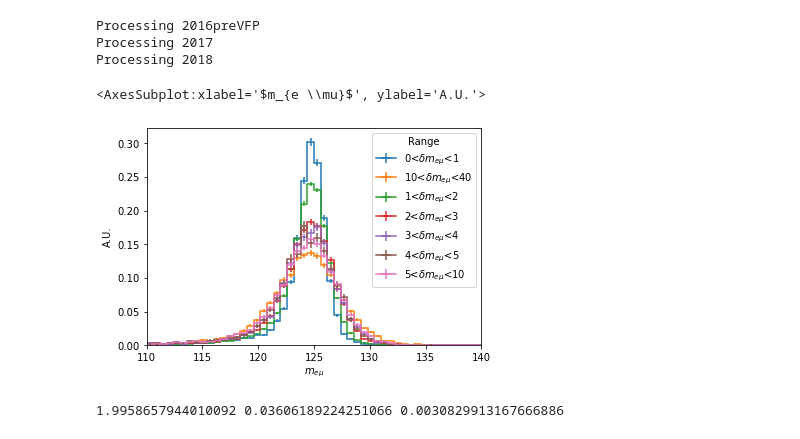
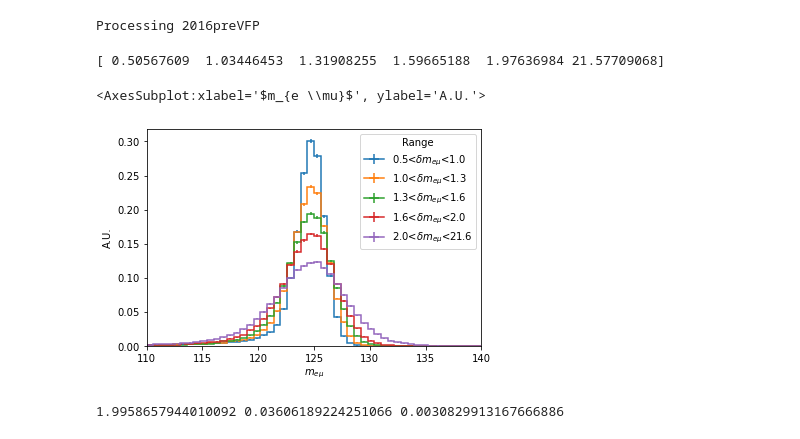
Before and after one commit to kawaho/Flavour-Violating-Coffea, a Jupyter notebook: notebooks/reso.ipynb, the cells around one changed output. Cells and saved outputs as stored; diff of their text form; code cells hidden in the pictures.

```diff
--- a/notebooks/reso.ipynb
+++ b/notebooks/reso.ipynb
@@ -3,43 +3,40 @@ from coffea.util import load
 import numpy as np
 import pandas as pd
 import glob, os, json, argparse
-years = ['2016preVFP','2017','2018']#'2016postVFP',
-var_dict = [{}, {}, {}]
-df = []
+years = ['2016preVFP']#, '2017', '2016postVFP','2018']
+var_dict = {}
 for year in years:
     print(f'Processing {year}')
-    result = load(f"../results/{year}/makeDF/output_WJet2.coffea")
-    if isinstance(result,tuple):
-        result = result[0]
-    for varName in result:
-        for i in range(3):
-            if f'{i}jets' in varName:
-                if varName.replace(f'_{i}jets','') in var_dict[i]:
-                    var_dict[i][varName.replace(f'_{i}jets','')] = np.append(var_dict[i][varName.replace(f'_{i}jets','')],result[varName].value)
-                else:
-                    var_dict[i][varName.replace(f'_{i}jets','')] = result[varName].value
-for i in range(3):
-    df.append(pd.DataFrame(var_dict[i]))
+    for subsample in ['signal']:
+    #for subsample in ['signal','diboson','tt','st','dy','wjets','higgs','ewk']: #'data',
+        result = load(f"../results/{year}/makeDF/output_testv9_{subsample}.coffea")
+        if isinstance(result,tuple):
+            result = result[0]
+        for varName in result:
+            if varName in var_dict:
+                var_dict[varName] = np.append(var_dict[varName],result[varName].value)
+            else:
+                var_dict[varName] = result[varName].value
+df = pd.DataFrame(var_dict)
 # %% [output]
 Processing 2016preVFP
-Processing 2017
-Processing 2018
-# %%
-df[0] = df[0][(df[0]['label']==1) & (df[0]['e_m_Mass_reso']!=0)]
-df[1] = df[1][(df[1]['label']==1) & (df[1]['e_m_Mass_reso']!=0)]
-df[2] = df[2][(df[2]['label']==1) & (df[2]['e_m_Mass_reso']!=0)]
+# %%
+df = df[(df['e_m_Mass_reso']!=0)]
 # %%
 import coffea.hist as hist
+from statsmodels.stats.weightstats import DescrStatsW
 histo = hist.Hist("A.U.", hist.Bin("e_m_Mass", "$m_{e \mu}$", 50, 110, 140), hist.Cat("Range", "Range"))
-reso = [0,1,2,3,4,5,10,40]
+wq = DescrStatsW(data=df['e_m_Mass_reso'], weights=df['weight'])
+h_quan = hist.Hist('A.U.', hist.Bin('e_m_Mass', '$m_{e\mu}$ [GeV]', 25, 110, 135), hist.Cat("sample", "sample"))
+reso = wq.quantile(probs=np.array([0, 0.20, 0.40, 0.60, 0.80, 1]), return_pandas=False)
+print(reso)
 for i in range(len(reso)-1):
-    histo.fill(e_m_Mass=df[0][(df[0]['e_m_Mass_reso']>reso[i]) & (df[0]['e_m_Mass_reso']<reso[i+1])]['e_m_Mass'].to_numpy(), weight=df[0][(df[0]['e_m_Mass_reso']>reso[i]) & (df[0]['e_m_Mass_reso']<reso[i+1])]['weight'].to_numpy(), Range=f'{reso[i]}<$'+'\delta m_{e\mu}$'+f'<{reso[i+1]}')
-    histo.fill(e_m_Mass=df[1][(df[1]['e_m_Mass_reso']>reso[i]) & (df[1]['e_m_Mass_reso']<reso[i+1])]['e_m_Mass'].to_numpy(), weight=df[1][(df[1]['e_m_Mass_reso']>reso[i]) & (df[1]['e_m_Mass_reso']<reso[i+1])]['weight'].to_numpy(), Range=f'{reso[i]}<$'+'\delta m_{e\mu}$'+f'<{reso[i+1]}')
-    histo.fill(e_m_Mass=df[2][(df[2]['e_m_Mass_reso']>reso[i]) & (df[2]['e_m_Mass_reso']<reso[i+1])]['e_m_Mass'].to_numpy(), weight=df[2][(df[2]['e_m_Mass_reso']>reso[i]) & (df[2]['e_m_Mass_reso']<reso[i+1])]['weight'].to_numpy(), Range=f'{reso[i]}<$'+'\delta m_{e\mu}$'+f'<{reso[i+1]}')
+    histo.fill(e_m_Mass=df[(df['e_m_Mass_reso']>reso[i]) & (df['e_m_Mass_reso']<reso[i+1])]['e_m_Mass'].to_numpy(), weight=df[(df['e_m_Mass_reso']>reso[i]) & (df['e_m_Mass_reso']<reso[i+1])]['weight'].to_numpy(), Range=f'{reso[i]:.1f}<$'+'\delta m_{e\mu}$'+f'<{reso[i+1]:.1f}')
 hist.plot1d(histo, density=True)
 # %% [output]
-<AxesSubplot:xlabel='$m_{e \\mu}$', ylabel='A.U.'>
+[ 0.50567609  1.03446453  1.31908255  1.59665188  1.97636984 21.57709068]
+<AxesSubplot:xlabel='$m_{e \\mu}$', ylabel='A.U.'>
-[figure, old version]
+[figure, new version]
 # %%
 df0_ogweight = df[0]['weight'].sum()/ (df[0]['weight']/df[0]['e_m_Mass_reso']).sum()
 df1_ogweight = df[1]['weight'].sum()/ (df[1]['weight']/df[1]['e_m_Mass_reso']).sum()
```
Also changed, not shown: 12 other files.
